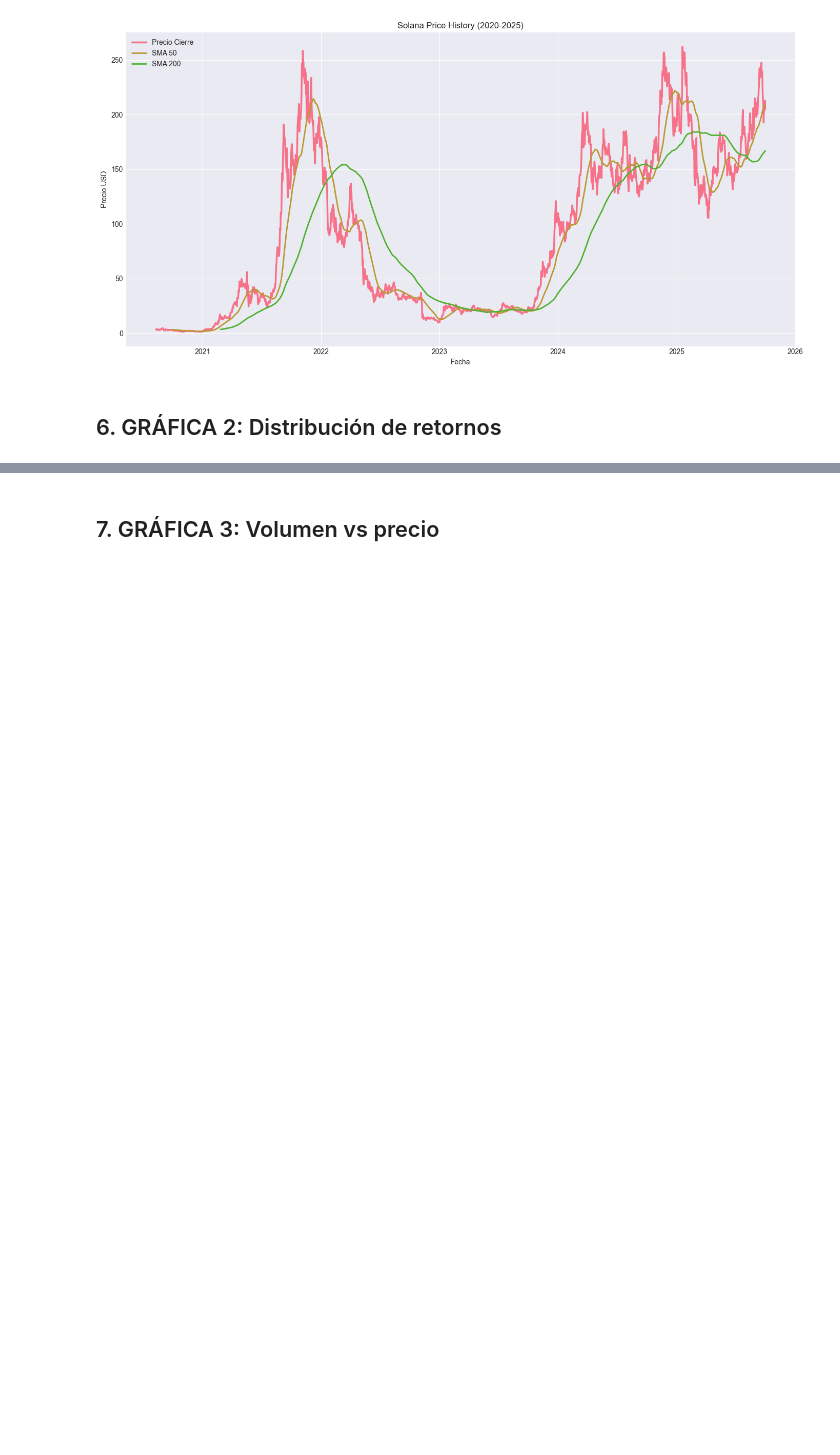
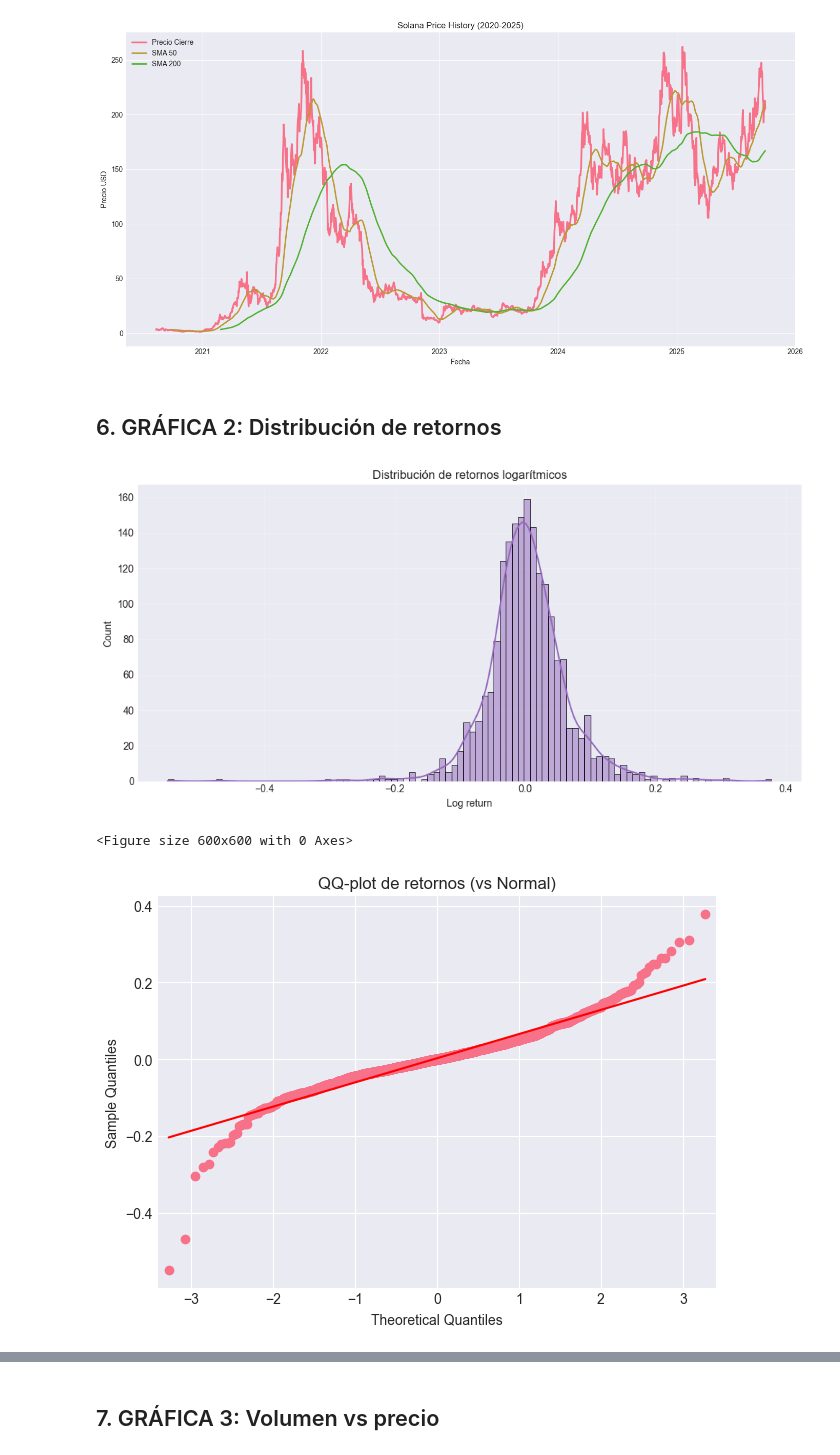
Before and after one commit to PabloNSI/solana-predictor, a Jupyter notebook: notebooks/01_EDA_Solana.ipynb, the cells around one changed output, grey strips where cells are left out. Saved outputs shown, nothing was run; the diff lists cells and outputs as text; code cells hidden in the pictures; blank space fills up the shorter version.

```diff
--- a/notebooks/01_EDA_Solana.ipynb
+++ b/notebooks/01_EDA_Solana.ipynb
@@ -185,4 +267,36 @@ plt.show()
 [figure]
 # %% [markdown]
 ## 6. GRÁFICA 2: Distribución de retornos
+# %%
+# ! pip install statsmodels
+import numpy as np
+import matplotlib.pyplot as plt
+import seaborn as sns
+import statsmodels.api as sm
+
+# Calcular retornos logarítmicos
+df["log_ret"] = np.log(df["Close"] / df["Close"].shift(1))
+rets = df["log_ret"].dropna()
+
+# Histograma con KDE
+plt.figure(figsize=(10,5))
+sns.histplot(rets, bins=100, kde=True, color="tab:purple")
+plt.title("Distribución de retornos logarítmicos")
+plt.xlabel("Log return")
+plt.grid(alpha=0.3)
+plt.tight_layout()
+plt.savefig("../output/returns_hist.png", dpi=200)
+plt.show()
+
+# QQ-plot (vs normal)
+plt.figure(figsize=(6,6))
+sm.qqplot(rets, line="s")
+plt.title("QQ-plot de retornos (vs Normal)")
+plt.tight_layout()
+plt.savefig("../output/returns_qq.png", dpi=200)
+plt.show()
+# %% [output]
+[figure, added]
+<Figure size 600x600 with 0 Axes>
+[figure, added]
 # %%
```
Also changed, not shown: parts of 4 cells of this notebook, 4 other files.
